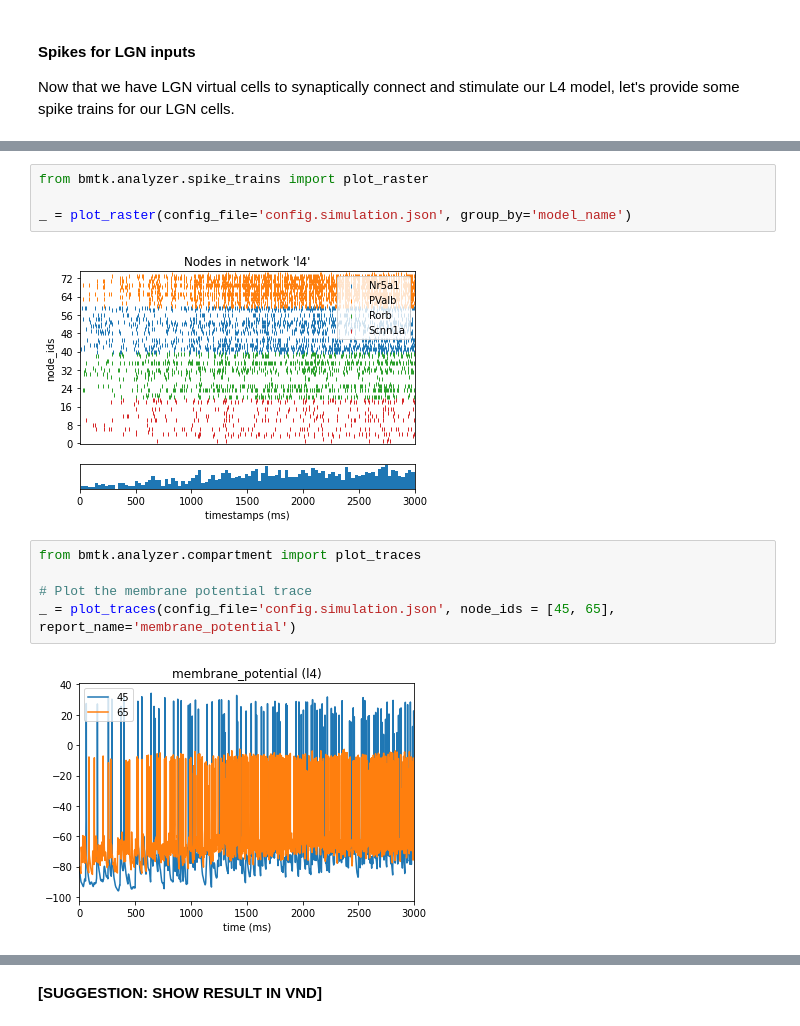
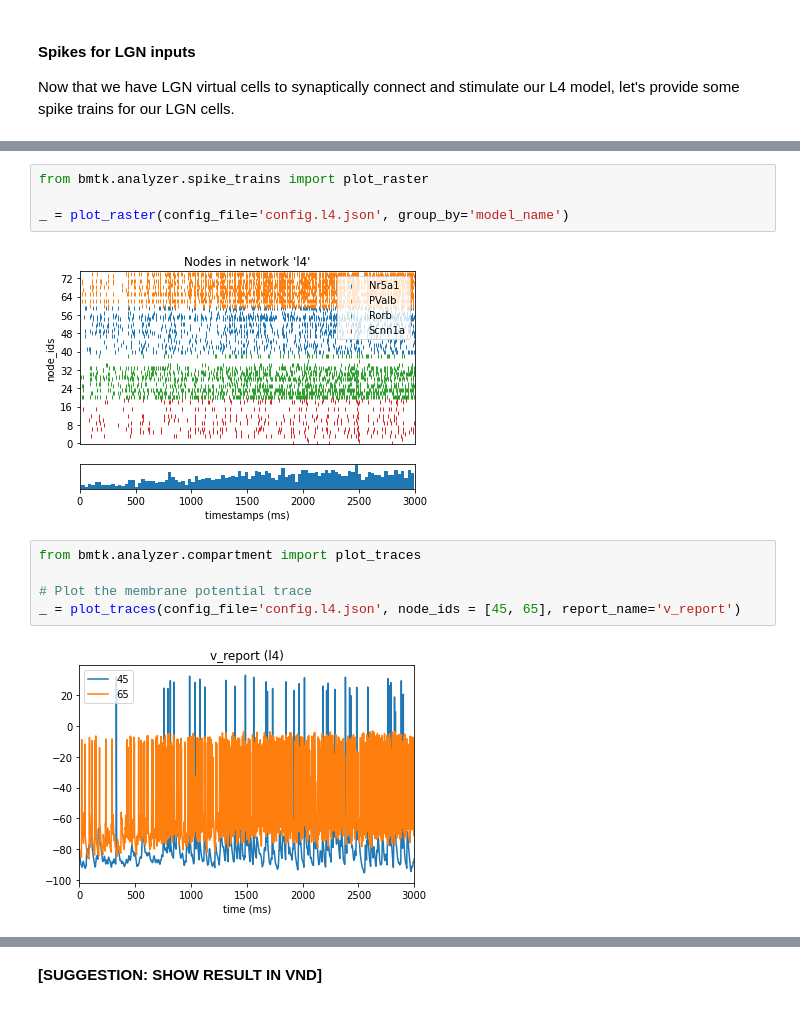
Before and after one commit to AllenInstitute/bmtk_workshop_2022, a Jupyter notebook: Ch3_multicells/3. Multipopulation biophysical.ipynb, the cells around one changed output, grey strips where cells are left out. Saved outputs shown, nothing was run; the diff lists cells and outputs as text.

Commit message:
Update Ch 3, fix configs and other minor fixes

```diff
--- a/Ch3_multicells/3. Multipopulation biophysical.ipynb
+++ b/Ch3_multicells/3. Multipopulation biophysical.ipynb
@@ -535,13 +585,13 @@ sim.run()
 # %%
 from bmtk.analyzer.spike_trains import plot_raster
 
-_ = plot_raster(config_file='config.simulation.json', group_by='model_name')
+_ = plot_raster(config_file='config.l4.json', group_by='model_name')
 # %% [output]
-[figure, old version]
+[figure, new version]
 # %%
 from bmtk.analyzer.compartment import plot_traces
 
 # Plot the membrane potential trace
-_ = plot_traces(config_file='config.simulation.json', node_ids = [45, 65], report_name='membrane_potential')
+_ = plot_traces(config_file='config.l4.json', node_ids = [45, 65], report_name='v_report')
 # %% [output]
-[figure, old version]
+[figure, new version]
```
Also changed, not shown: parts of 31 cells of this notebook, 26 other files.
